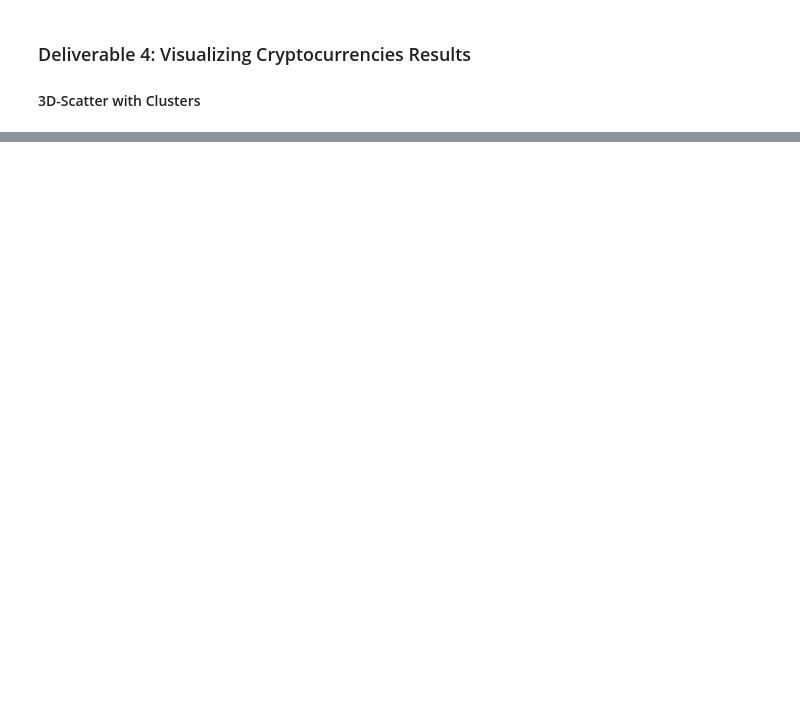
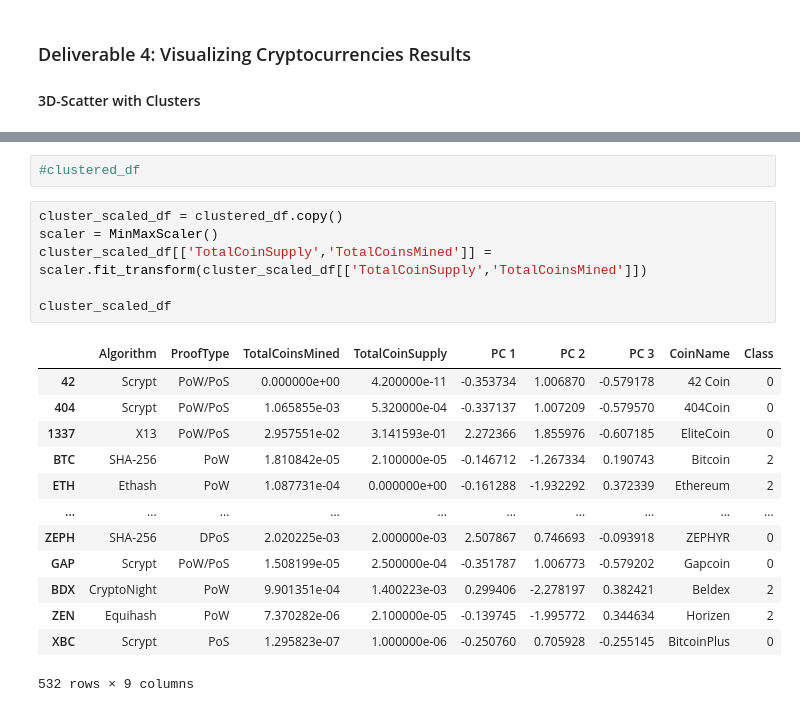
Before and after one commit to macicchino/Cryptocurrencies, a Jupyter notebook: crypto_clustering.ipynb, the cells around one changed output, grey strips where cells are left out. Saved outputs shown, nothing was run; the diff lists cells and outputs as text; blank space fills up the shorter version.

```diff
--- a/crypto_clustering.ipynb
+++ b/crypto_clustering.ipynb
@@ -399,2 +460,24 @@ array([[4.20000000e-11, 0.00000000e+00],
+# %%
+#clustered_df
+# %%
+cluster_scaled_df = clustered_df.copy()
+scaler = MinMaxScaler()
+cluster_scaled_df[['TotalCoinSupply','TotalCoinsMined']] = scaler.fit_transform(cluster_scaled_df[['TotalCoinSupply','TotalCoinsMined']])
+
+cluster_scaled_df
+# %% [output]
+|  | Algorithm | ProofType | TotalCoinsMined | TotalCoinSupply | PC 1 | PC 2 | PC 3 | CoinName | Class |
+| 42 | Scrypt | PoW/PoS | 0.000000e+00 | 4.200000e-11 | -0.353734 | 1.006870 | -0.579178 | 42 Coin | 0 |
+| 404 | Scrypt | PoW/PoS | 1.065855e-03 | 5.320000e-04 | -0.337137 | 1.007209 | -0.579570 | 404Coin | 0 |
+| 1337 | X13 | PoW/PoS | 2.957551e-02 | 3.141593e-01 | 2.272366 | 1.855976 | -0.607185 | EliteCoin | 0 |
+| BTC | SHA-256 | PoW | 1.810842e-05 | 2.100000e-05 | -0.146712 | -1.267334 | 0.190743 | Bitcoin | 2 |
+| ETH | Ethash | PoW | 1.087731e-04 | 0.000000e+00 | -0.161288 | -1.932292 | 0.372339 | Ethereum | 2 |
+| ... | ... | ... | ... | ... | ... | ... | ... | ... | ... |
+| ZEPH | SHA-256 | DPoS | 2.020225e-03 | 2.000000e-03 | 2.507867 | 0.746693 | -0.093918 | ZEPHYR | 0 |
+| GAP | Scrypt | PoW/PoS | 1.508199e-05 | 2.500000e-04 | -0.351787 | 1.006773 | -0.579202 | Gapcoin | 0 |
+| BDX | CryptoNight | PoW | 9.901351e-04 | 1.400223e-03 | 0.299406 | -2.278197 | 0.382421 | Beldex | 2 |
+| ZEN | Equihash | PoW | 7.370282e-06 | 2.100000e-05 | -0.139745 | -1.995772 | 0.344634 | Horizen | 2 |
+| XBC | Scrypt | PoS | 1.295823e-07 | 1.000000e-06 | -0.250760 | 0.705928 | -0.255145 | BitcoinPlus | 0 |
+532 rows × 9 columns
 # %%
 # Create a new DataFrame that has the scaled data with the clustered_df DataFrame index.
```
Also changed, not shown: parts of 18 cells of this notebook.
